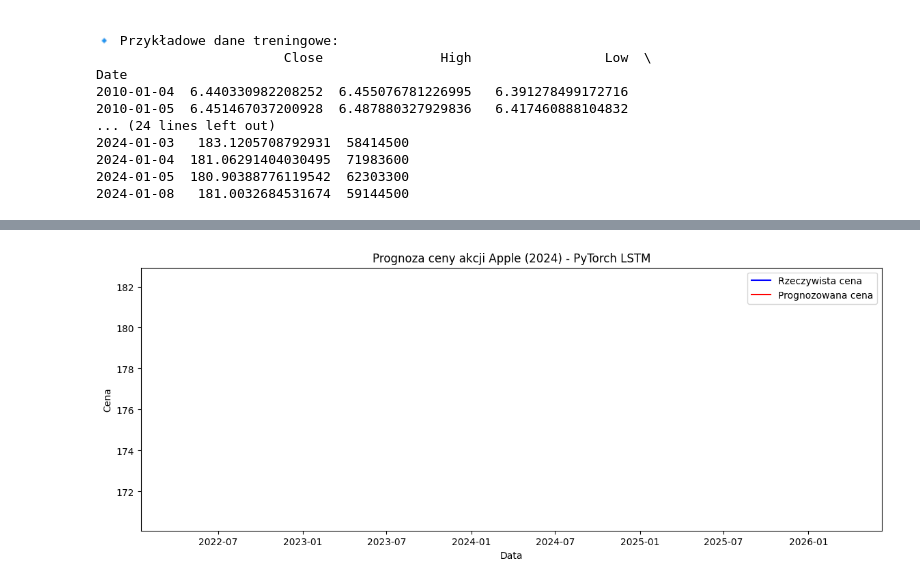
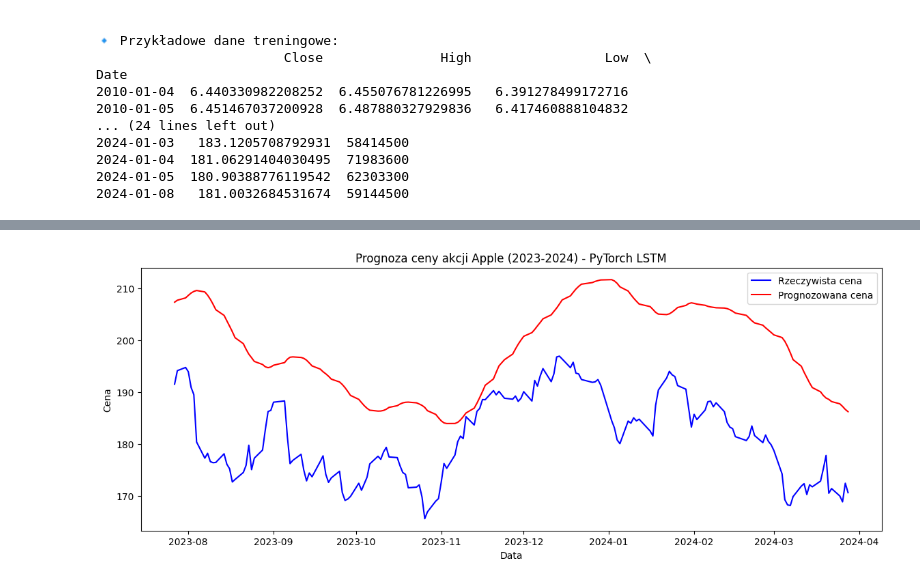
Before and after one commit to BartekLB/DrzewaProjekt, a Jupyter notebook: Akcje_na_gpu.ipynb, the cells around one changed output, grey strips where cells are left out. Drawn from its saved outputs; the diff is of its cells as text; code cells hidden in the pictures.

```diff
--- a/Akcje_na_gpu.ipynb
+++ b/Akcje_na_gpu.ipynb
@@ -69,30 +69,46 @@ Date
 2024-01-08   181.0032684531674  59144500
 # %%
 import numpy as np
+import pandas as pd
 import torch
 import torch.nn as nn
 import torch.optim as optim
 import matplotlib.pyplot as plt
 from sklearn.preprocessing import MinMaxScaler
 
-# 🎯 Wybieramy tylko kolumnę 'Close'
-train_data = df_train['Close'].values.reshape(-1, 1)
-test_data = df_test['Close'].values.reshape(-1, 1)
+# 📌 Wczytanie danych
+file_path = "AAPL_stock_data.csv"
+df = pd.read_csv(file_path, skiprows=1)
 
-# 🔄 Normalizacja
+# Poprawienie nazw kolumn
+df.columns = ["Date", "Close", "High", "Low", "Open", "Volume"]
+
+# Konwersja do poprawnych typów
+df["Date"] = pd.to_datetime(df["Date"], errors='coerce')
+df = df.dropna(subset=["Date"])
+df.set_index("Date", inplace=True)
+
+numeric_columns = ["Close", "High", "Low", "Open", "Volume"]
+df[numeric_columns] = df[numeric_columns].apply(pd.to_numeric, errors='coerce')
+
+# 📆 Podział danych na treningowe (do maja 2023) i testowe (od maja 2023)
+train_data = df.loc[:'2023-05-01', 'Close'].values.reshape(-1, 1)
+test_data = df.loc['2023-05-01':, 'Close'].values.reshape(-1, 1)
+
+# 🔄 Normalizacja danych
 scaler = MinMaxScaler(feature_range=(0, 1))
 scaled_train_data = scaler.fit_transform(train_data)
 scaled_test_data = scaler.transform(test_data)
 
-# 📌 Tworzenie sekwencji dla LSTM
+# 🔄 Tworzenie sekwencji dla LSTM
 def create_sequences(data, seq_length):
     X, y = [], []
     for i in range(seq_length, len(data)):
-        X.append(data[i - seq_length:i, 0])
+        X.append(data[i-seq_length:i, 0])
         y.append(data[i, 0])
     return np.array(X), np.array(y)
 
-seq_length = 60
+seq_length = 60  # 60 dni do przewidywania
 
 X_train, y_train = create_sequences(scaled_train_data, seq_length)
 X_test, y_test = create_sequences(scaled_test_data, seq_length)
@@ -158,9 +174,9 @@ print(f'📊 RMSE modelu: {rmse:.4f}')
 
 # 📈 Wizualizacja wyników
 plt.figure(figsize=(14,5))
-plt.plot(df_test.index[seq_length:], y_test_actual, color='blue', label='Rzeczywista cena')
-plt.plot(df_test.index[seq_length:], predictions, color='red', label='Prognozowana cena')
-plt.title('Prognoza ceny akcji Apple (2024) - PyTorch LSTM')
+plt.plot(df.loc['2023-05-01':].index[seq_length:], y_test_actual, color='blue', label='Rzeczywista cena')
+plt.plot(df.loc['2023-05-01':].index[seq_length:], predictions, color='red', label='Prognozowana cena')
+plt.title('Prognoza ceny akcji Apple (2023-2024) - PyTorch LSTM')
 plt.xlabel('Data')
 plt.ylabel('Cena')
 plt.legend()
@@ -176 +192 @@ Epoch [50/50], Loss: 0.0045
-[figure, old version]
+[figure, new version]
```
Also changed, not shown: parts of 2 cells of this notebook.
